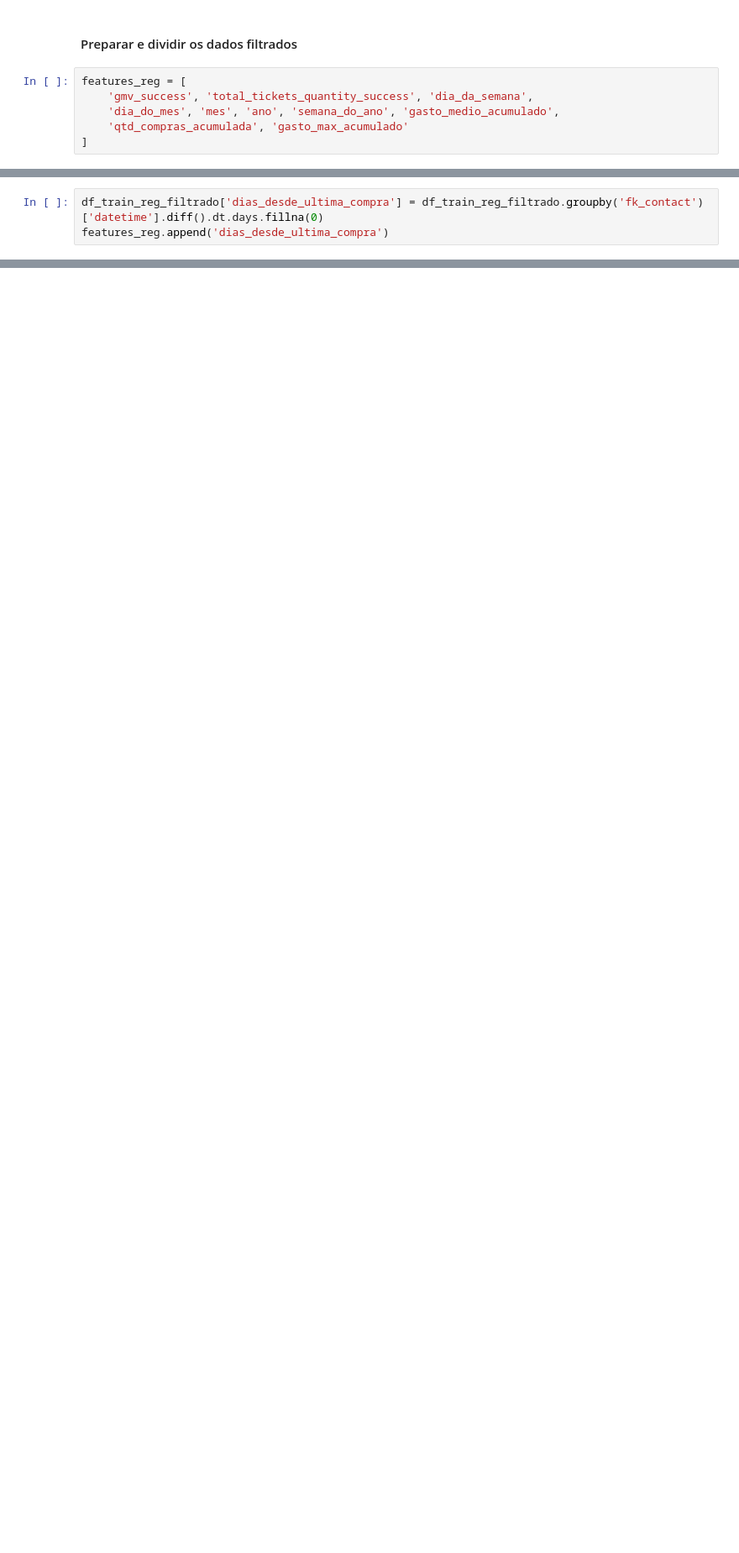
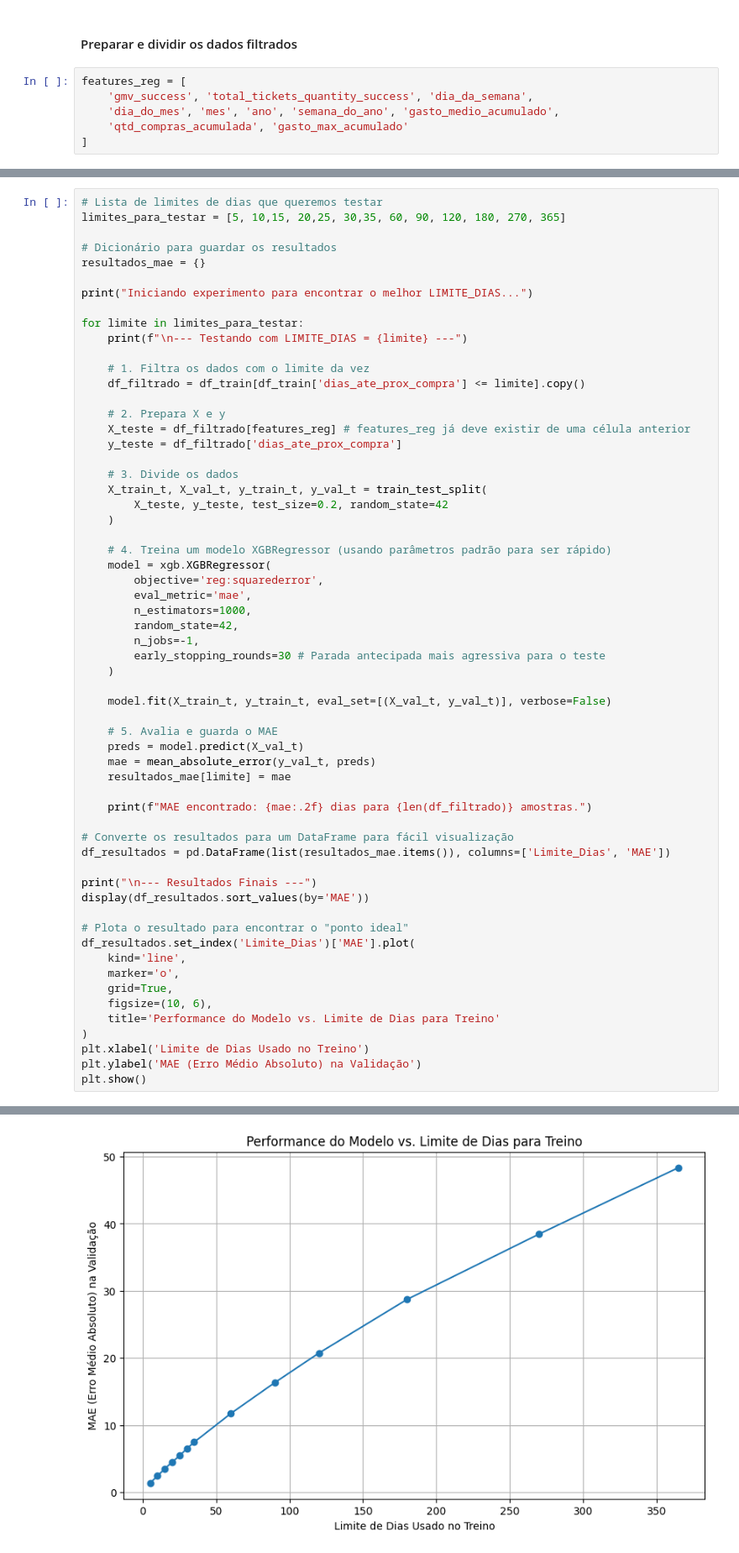
Before and after one commit to PedroHSSoares-Dev/ClickBus, a Jupyter notebook: Desafios/desafio2/notebooks/tratamento.ipynb, the cells around one changed output, grey strips where cells are left out. Shown at 84% size. Cells and saved outputs as stored; diff of their text form; blank space fills up the shorter version.

Commit message:
feat: especialização do modelo preditvo

```diff
--- a/Desafios/desafio2/notebooks/tratamento.ipynb
+++ b/Desafios/desafio2/notebooks/tratamento.ipynb
@@ -480,3 +464,0 @@ features_reg = [
-# %%
-df_train_reg_filtrado['dias_desde_ultima_compra'] = df_train_reg_filtrado.groupby('fk_contact')['datetime'].diff().dt.days.fillna(0)
-features_reg.append('dias_desde_ultima_compra')
@@ -501,0 +467,61 @@ Shape do X_train_reg_f: (532930, 11)
+# %%
+# Lista de limites de dias que queremos testar
+limites_para_testar = [5, 10,15, 20,25, 30,35, 60, 90, 120, 180, 270, 365]
+
+# Dicionário para guardar os resultados
+resultados_mae = {}
+
+print("Iniciando experimento para encontrar o melhor LIMITE_DIAS...")
+
+for limite in limites_para_testar:
+    print(f"\n--- Testando com LIMITE_DIAS = {limite} ---")
+
+    # 1. Filtra os dados com o limite da vez
+    df_filtrado = df_train[df_train['dias_ate_prox_compra'] <= limite].copy()
+
+    # 2. Prepara X e y
+    X_teste = df_filtrado[features_reg] # features_reg já deve existir de uma célula anterior
+    y_teste = df_filtrado['dias_ate_prox_compra']
+
+    # 3. Divide os dados
+    X_train_t, X_val_t, y_train_t, y_val_t = train_test_split(
+        X_teste, y_teste, test_size=0.2, random_state=42
+    )
+
+    # 4. Treina um modelo XGBRegressor (usando parâmetros padrão para ser rápido)
+    model = xgb.XGBRegressor(
+        objective='reg:squarederror',
+        eval_metric='mae',
+        n_estimators=1000,
+        random_state=42,
+        n_jobs=-1,
+        early_stopping_rounds=30 # Parada antecipada mais agressiva para o teste
+    )
+
+    model.fit(X_train_t, y_train_t, eval_set=[(X_val_t, y_val_t)], verbose=False)
+
+    # 5. Avalia e guarda o MAE
+    preds = model.predict(X_val_t)
+    mae = mean_absolute_error(y_val_t, preds)
+    resultados_mae[limite] = mae
+
+    print(f"MAE encontrado: {mae:.2f} dias para {len(df_filtrado)} amostras.")
+
+# Converte os resultados para um DataFrame para fácil visualização
+df_resultados = pd.DataFrame(list(resultados_mae.items()), columns=['Limite_Dias', 'MAE'])
+
+print("\n--- Resultados Finais ---")
+display(df_resultados.sort_values(by='MAE'))
+
+# Plota o resultado para encontrar o "ponto ideal"
+df_resultados.set_index('Limite_Dias')['MAE'].plot(
+    kind='line',
+    marker='o',
+    grid=True,
+    figsize=(10, 6),
+    title='Performance do Modelo vs. Limite de Dias para Treino'
+)
+plt.xlabel('Limite de Dias Usado no Treino')
+plt.ylabel('MAE (Erro Médio Absoluto) na Validação')
+plt.show()
+# %% [output]
@@ -501,0 +559 @@ Shape do X_train_reg_f: (532930, 11)
+[figure, added]
```
Also changed, not shown: parts of 17 cells of this notebook.
